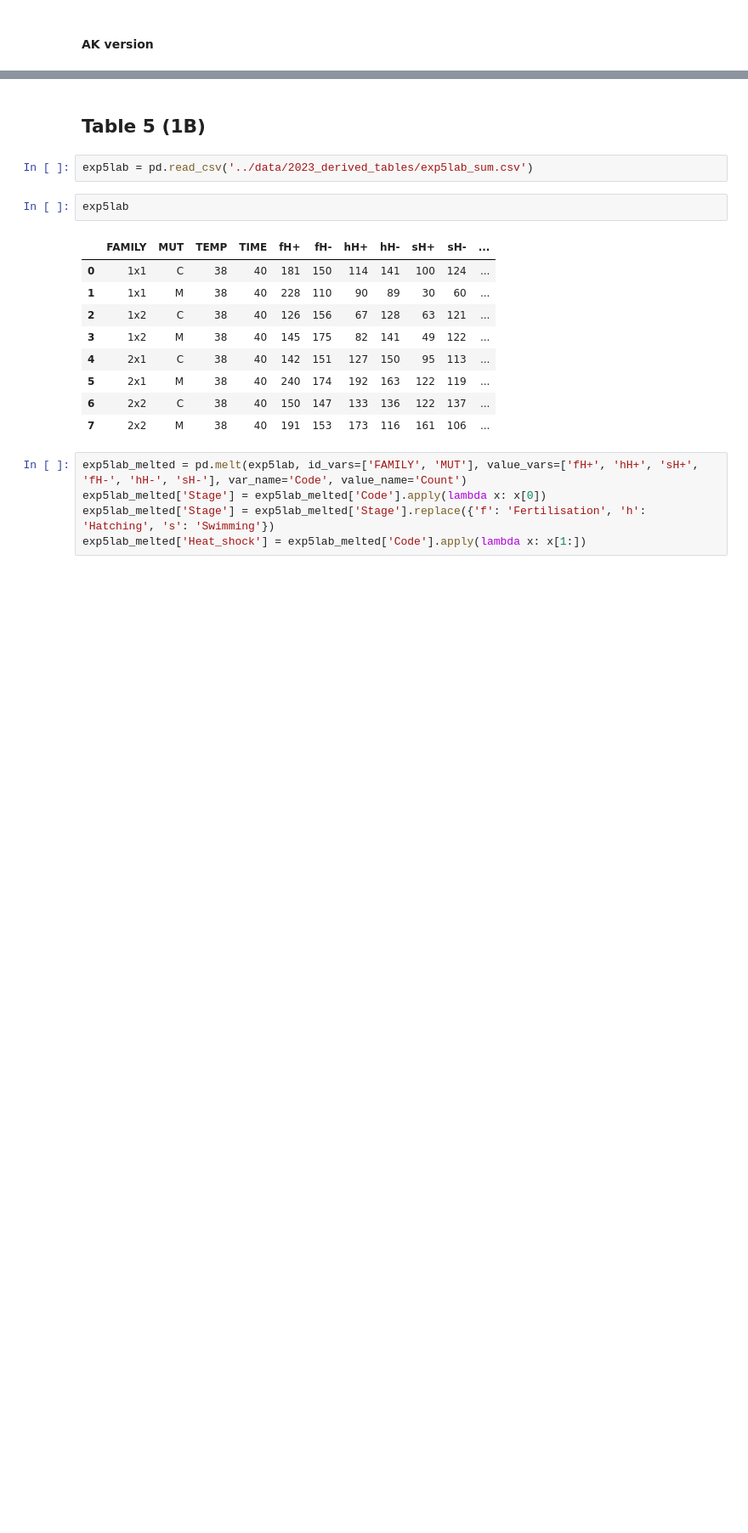
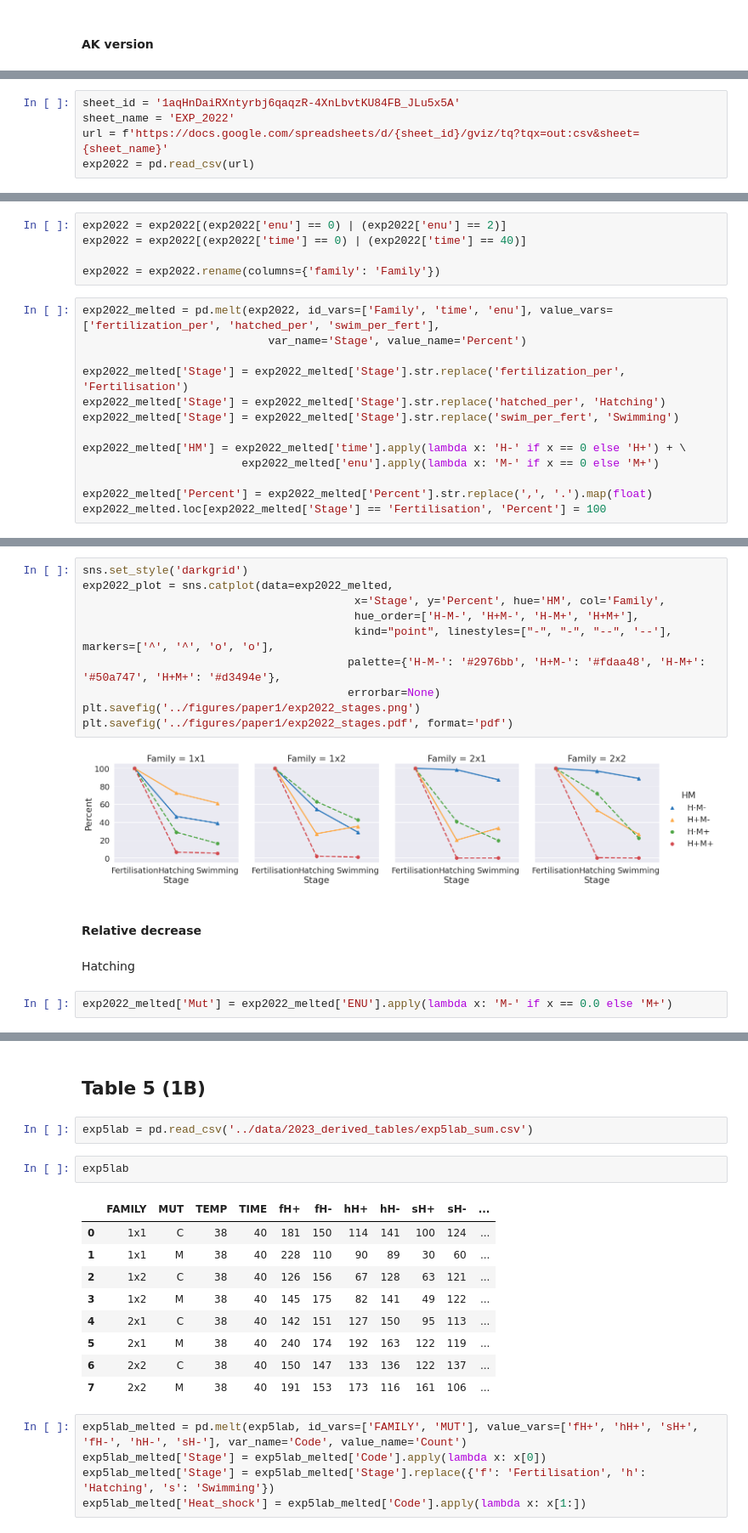
Before and after one commit to mitoclub/fish-strong-purifying-selection, a Jupyter notebook: notebooks/table_3_5_visualisation.ipynb, the cells around one changed output, grey strips where cells are left out. Shown at 85% size. Cells and saved outputs as stored; diff of their text form; blank space fills up the shorter version.

```diff
--- a/notebooks/table_3_5_visualisation.ipynb
+++ b/notebooks/table_3_5_visualisation.ipynb
@@ -112,0 +108,5 @@ exp2022_plot_with_whiskers = sns.catplot(data=exp2022_ak_plot[(exp2022_ak_plot['
+# %%
+sheet_id = '1aqHnDaiRXntyrbj6qaqzR-4XnLbvtKU84FB_JLu5x5A'
+sheet_name = 'EXP_2022'
+url = f'https://docs.google.com/spreadsheets/d/{sheet_id}/gviz/tq?tqx=out:csv&sheet={sheet_name}'
+exp2022 = pd.read_csv(url)
@@ -112,0 +129,18 @@ exp2022_plot_with_whiskers = sns.catplot(data=exp2022_ak_plot[(exp2022_ak_plot['
+# %%
+exp2022 = exp2022[(exp2022['enu'] == 0) | (exp2022['enu'] == 2)]
+exp2022 = exp2022[(exp2022['time'] == 0) | (exp2022['time'] == 40)]
+
+exp2022 = exp2022.rename(columns={'family': 'Family'})
+# %%
+exp2022_melted = pd.melt(exp2022, id_vars=['Family', 'time', 'enu'], value_vars=['fertilization_per', 'hatched_per', 'swim_per_fert'],
+                            var_name='Stage', value_name='Percent')
+
+exp2022_melted['Stage'] = exp2022_melted['Stage'].str.replace('fertilization_per', 'Fertilisation')
+exp2022_melted['Stage'] = exp2022_melted['Stage'].str.replace('hatched_per', 'Hatching')
+exp2022_melted['Stage'] = exp2022_melted['Stage'].str.replace('swim_per_fert', 'Swimming')
+
+exp2022_melted['HM'] = exp2022_melted['time'].apply(lambda x: 'H-' if x == 0 else 'H+') + \
+                        exp2022_melted['enu'].apply(lambda x: 'M-' if x == 0 else 'M+')
+
+exp2022_melted['Percent'] = exp2022_melted['Percent'].str.replace(',', '.').map(float)
+exp2022_melted.loc[exp2022_melted['Stage'] == 'Fertilisation', 'Percent'] = 100
@@ -112,0 +163,18 @@ exp2022_plot_with_whiskers = sns.catplot(data=exp2022_ak_plot[(exp2022_ak_plot['
+# %%
+sns.set_style('darkgrid')
+exp2022_plot = sns.catplot(data=exp2022_melted,
+                                         x='Stage', y='Percent', hue='HM', col='Family',
+                                         hue_order=['H-M-', 'H+M-', 'H-M+', 'H+M+'],
+                                         kind="point", linestyles=["-", "-", "--", '--'], markers=['^', '^', 'o', 'o'],
+                                        palette={'H-M-': '#2976bb', 'H+M-': '#fdaa48', 'H-M+': '#50a747', 'H+M+': '#d3494e'},
+                                        errorbar=None)
+plt.savefig('../figures/paper1/exp2022_stages.png')
+plt.savefig('../figures/paper1/exp2022_stages.pdf', format='pdf')
+# %% [output]
+[figure, added]
+# %% [markdown]
+#### Relative decrease
+# %% [markdown]
+Hatching
+# %%
+exp2022_melted['Mut'] = exp2022_melted['ENU'].apply(lambda x: 'M-' if x == 0.0 else 'M+')
```
Also changed, not shown: parts of 40 cells of this notebook, 22 other files.
